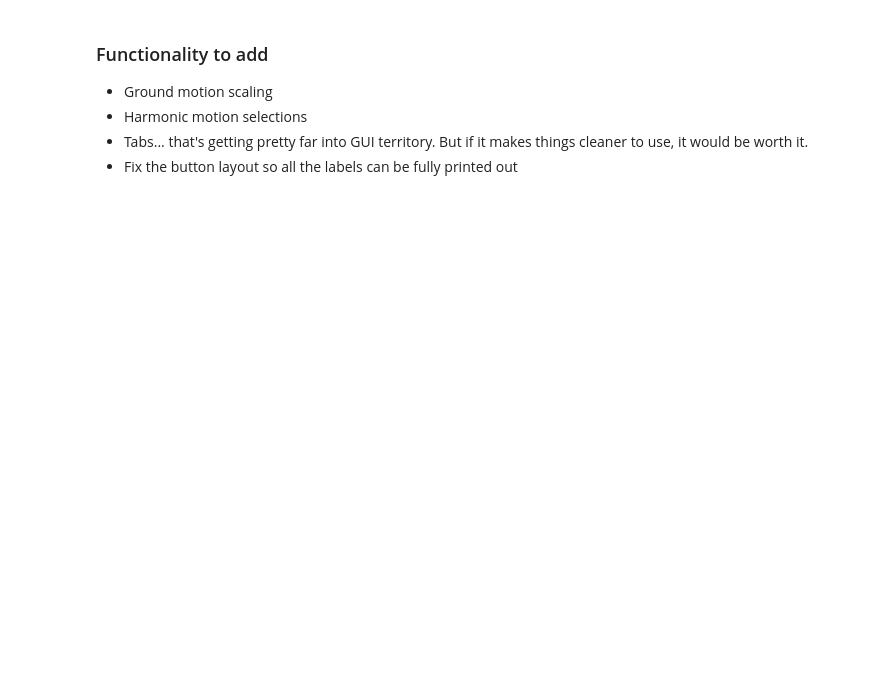
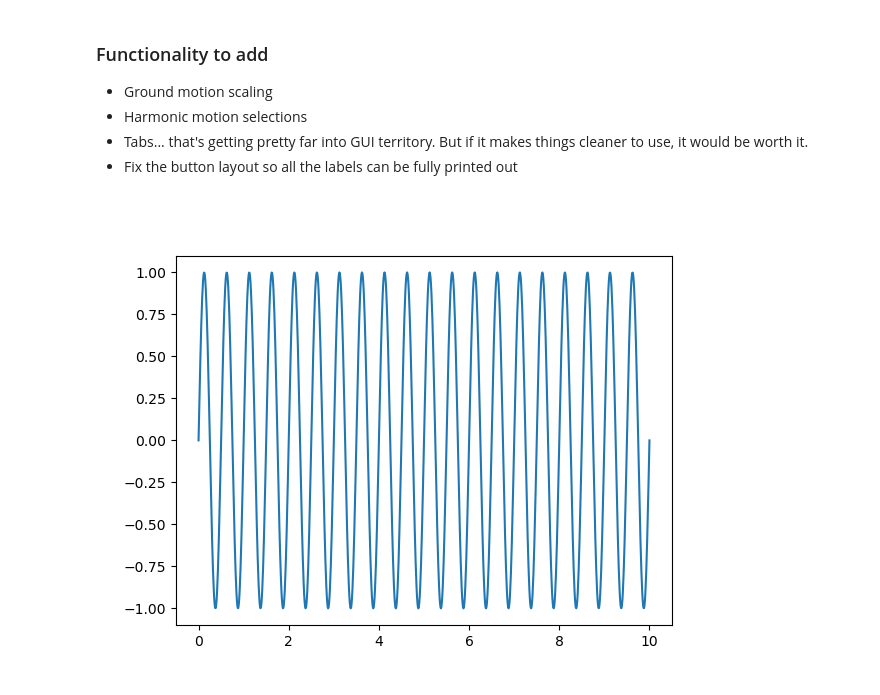
Before and after one commit to pySLAMMER/pySLAMMER, a Jupyter notebook: user_demo.ipynb, the cells around one changed output. Cells and saved outputs as stored; diff of their text form; code cells hidden in the pictures; blank space fills up the shorter version.

```diff
--- a/user_demo.ipynb
+++ b/user_demo.ipynb
@@ -111,3 +111,13 @@ Button(button_style='warning', description='Run Analysis', icon='brave', style=B
 * Harmonic motion selections
 * Tabs... that's getting pretty far into GUI territory. But if it makes things cleaner to use, it would be worth it.
 * Fix the button layout so all the labels can be fully printed out
+# %%
+import numpy as np
+plt.close('all')
+time = np.linspace(0, 10, 1000)
+frequency = 2
+y = np.sin(2 * np.pi * frequency * time)
+plt.plot(time, y)
+plt.show()
+# %% [output]
+[figure, added]
```
Also changed, not shown: parts of 2 cells of this notebook, 9 other files.
